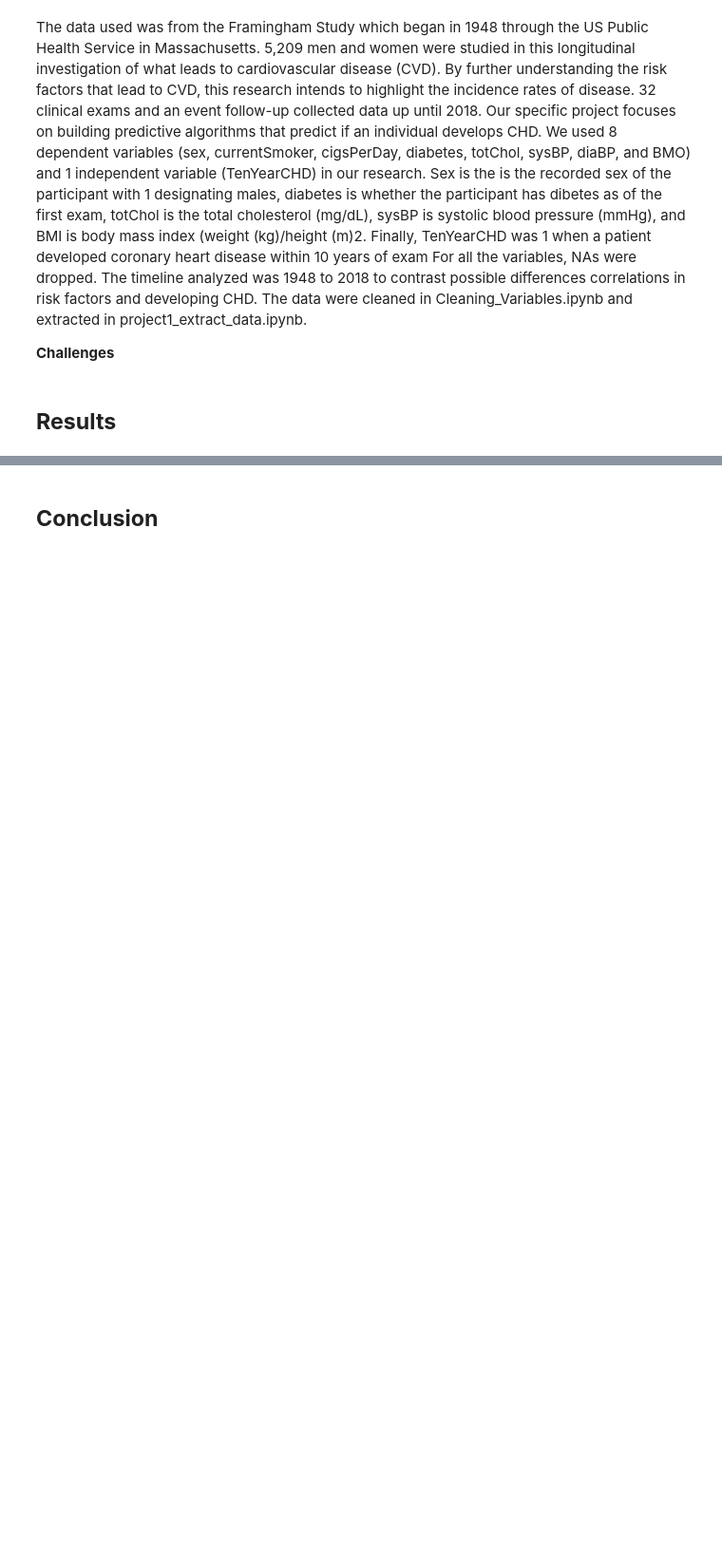
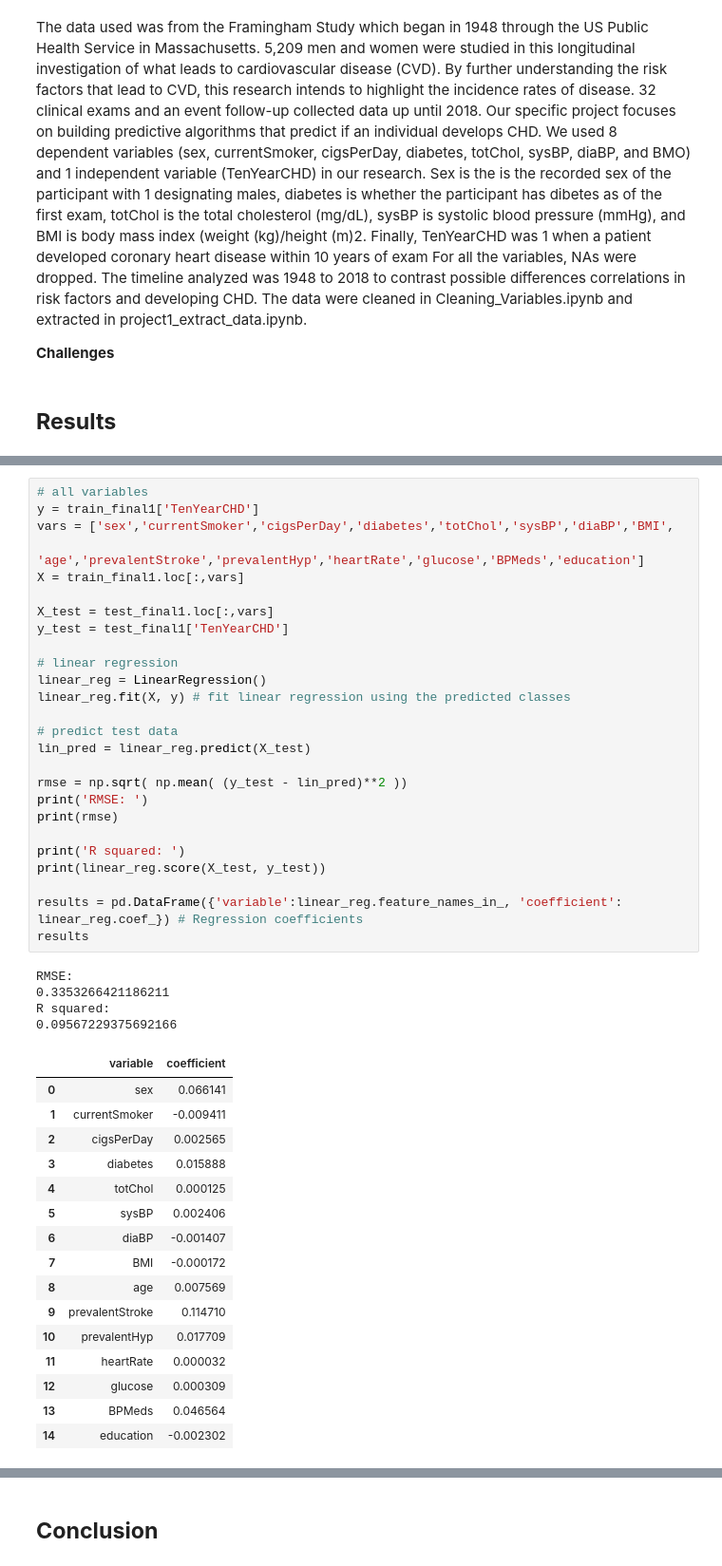
Before and after one commit to Catherine-Nguyen88/project_chd, a Jupyter notebook: DS3001_Project_2_Report_(Group_17).ipynb, the cells around one changed output, grey strips where cells are left out. Shown at 95% size. Saved outputs shown, nothing was run; the diff lists cells and outputs as text; blank space fills up the shorter version.

```diff
--- a/DS3001_Project_2_Report_(Group_17).ipynb
+++ b/DS3001_Project_2_Report_(Group_17).ipynb
@@ -66,0 +126,47 @@ The data used was from the Framingham Study which began in 1948 through the US P
+# %%
+# all variables
+y = train_final1['TenYearCHD']
+vars = ['sex','currentSmoker','cigsPerDay','diabetes','totChol','sysBP','diaBP','BMI',
+        'age','prevalentStroke','prevalentHyp','heartRate','glucose','BPMeds','education']
+X = train_final1.loc[:,vars]
+
+X_test = test_final1.loc[:,vars]
+y_test = test_final1['TenYearCHD']
+
+# linear regression
+linear_reg = LinearRegression()
+linear_reg.fit(X, y) # fit linear regression using the predicted classes
+
+# predict test data
+lin_pred = linear_reg.predict(X_test)
+
+rmse = np.sqrt( np.mean( (y_test - lin_pred)**2 ))
+print('RMSE: ')
+print(rmse)
+
+print('R squared: ')
+print(linear_reg.score(X_test, y_test))
+
+results = pd.DataFrame({'variable':linear_reg.feature_names_in_, 'coefficient': linear_reg.coef_}) # Regression coefficients
+results
+# %% [output]
+RMSE:
+0.3353266421186211
+R squared:
+0.09567229375692166
+|  | variable | coefficient |
+| 0 | sex | 0.066141 |
+| 1 | currentSmoker | -0.009411 |
+| 2 | cigsPerDay | 0.002565 |
+| 3 | diabetes | 0.015888 |
+| 4 | totChol | 0.000125 |
+| 5 | sysBP | 0.002406 |
+| 6 | diaBP | -0.001407 |
+| 7 | BMI | -0.000172 |
+| 8 | age | 0.007569 |
+| 9 | prevalentStroke | 0.114710 |
+| 10 | prevalentHyp | 0.017709 |
+| 11 | heartRate | 0.000032 |
+| 12 | glucose | 0.000309 |
+| 13 | BPMeds | 0.046564 |
+| 14 | education | -0.002302 |
```
Also changed, not shown: parts of 18 cells of this notebook.
